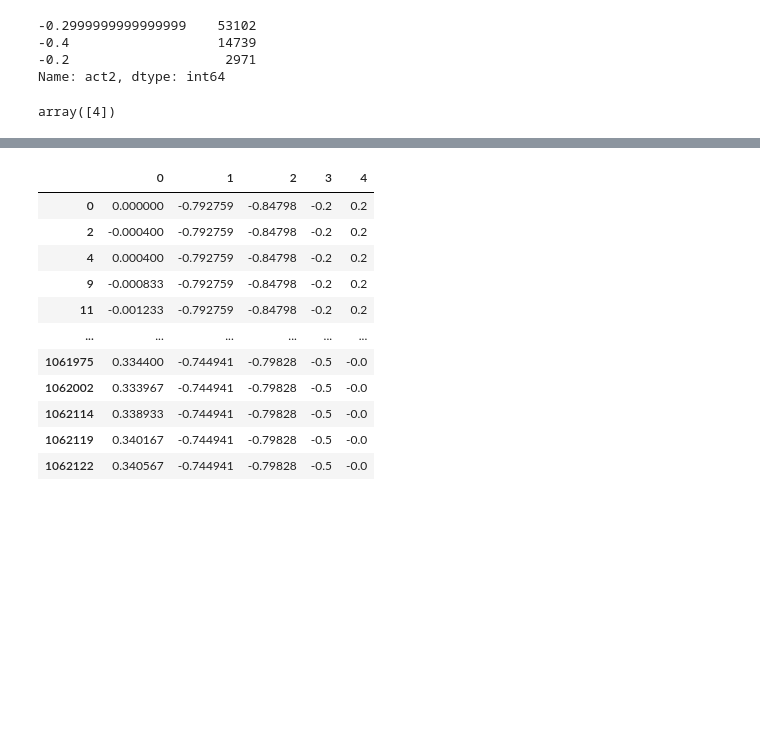
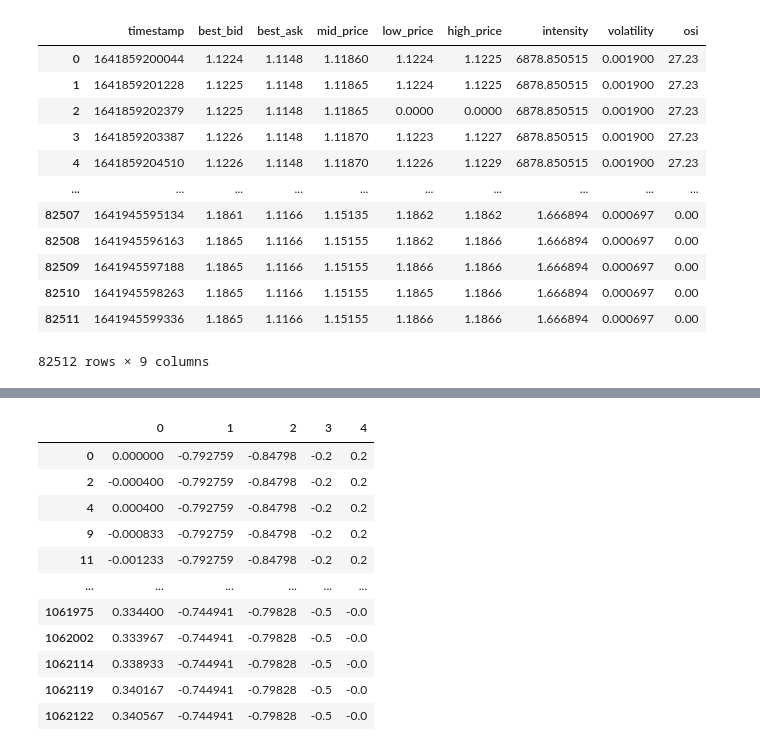
Before and after one commit to JuusoAsd/thesis, a Jupyter notebook: src/data_management/help.ipynb, the cells around one changed output, grey strips where cells are left out. Drawn from its saved outputs; the diff is of its cells as text; code cells hidden in the pictures; blank space fills up the shorter version.

```diff
--- a/src/data_management/help.ipynb
+++ b/src/data_management/help.ipynb
@@ -30,17 +137,20 @@ array([   0.        ,  251.13639217, -150.6818353 ,    0.        ,
 # %%
-df = pd.read_csv("/Users/juusoahlroos/Documents/own/gradu/src/data_management/manual_acts.csv")
-df.columns = ['obs0', "obs1", "obs2", 'act0', "act1", "act2", "act3"]
-df.describe()
-df.act2.astype(str).value_counts()
-# df
+df = pd.read_csv("/Users/juusoahlroos/Documents/own/gradu/parsed_data/results/zero_inv_run.csv")
+df.value.diff()
+
+df = get_data_by_dates("2022_01_11")
+df
 # %% [output]
+|  | timestamp | best_bid | best_ask | mid_price | low_price | high_price | intensity | volatility | osi |
+| 0 | 1641859200044 | 1.1224 | 1.1148 | 1.11860 | 1.1224 | 1.1225 | 6878.850515 | 0.001900 | 27.23 |
+| 1 | 1641859201228 | 1.1225 | 1.1148 | 1.11865 | 1.1224 | 1.1225 | 6878.850515 | 0.001900 | 27.23 |
+| 2 | 1641859202379 | 1.1225 | 1.1148 | 1.11865 | 0.0000 | 0.0000 | 6878.850515 | 0.001900 | 27.23 |
+| 3 | 1641859203387 | 1.1226 | 1.1148 | 1.11870 | 1.1223 | 1.1227 | 6878.850515 | 0.001900 | 27.23 |
+| 4 | 1641859204510 | 1.1226 | 1.1148 | 1.11870 | 1.1226 | 1.1229 | 6878.850515 | 0.001900 | 27.23 |
+| ... | ... | ... | ... | ... | ... | ... | ... | ... | ... |
+| 82507 | 1641945595134 | 1.1861 | 1.1166 | 1.15135 | 1.1862 | 1.1862 | 1.666894 | 0.000697 | 0.00 |
+| 82508 | 1641945596163 | 1.1865 | 1.1166 | 1.15155 | 1.1862 | 1.1866 | 1.666894 | 0.000697 | 0.00 |
+| 82509 | 1641945597188 | 1.1865 | 1.1166 | 1.15155 | 1.1866 | 1.1866 | 1.666894 | 0.000697 | 0.00 |
+| 82510 | 1641945598263 | 1.1865 | 1.1166 | 1.15155 | 1.1865 | 1.1866 | 1.666894 | 0.000697 | 0.00 |
+| 82511 | 1641945599336 | 1.1865 | 1.1166 | 1.15155 | 1.1866 | 1.1866 | 1.666894 | 0.000697 | 0.00 |
--0.2999999999999999    53102
--0.4                   14739
--0.2                    2971
-Name: act2, dtype: int64
+82512 rows × 9 columns
-# %%
-a = np.array([5])
-min(a,np.array([7]))
-min(a,np.array([4]))
-# %% [output]
-array([4])
```
Also changed, not shown: parts of 7 cells of this notebook, 14 other files.
